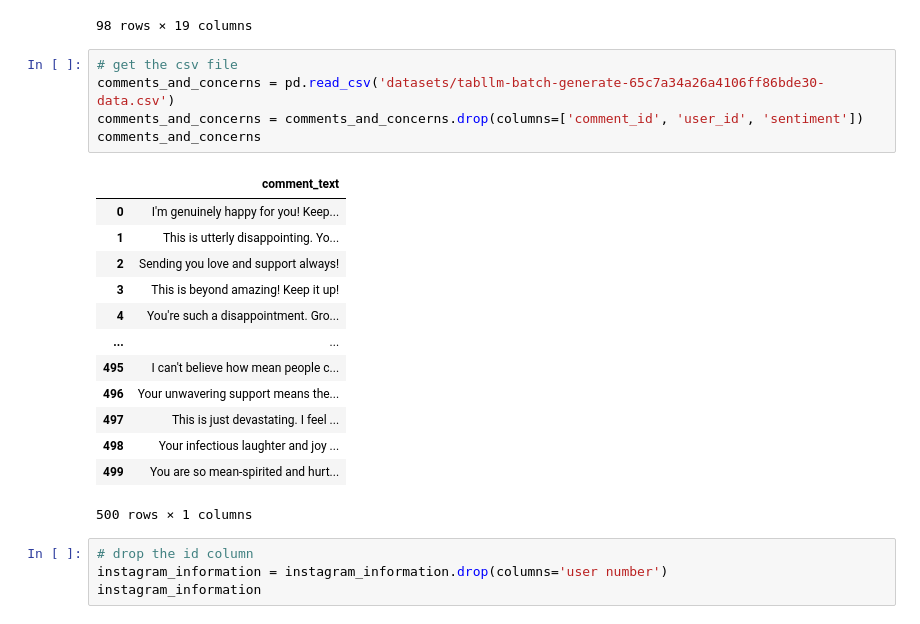
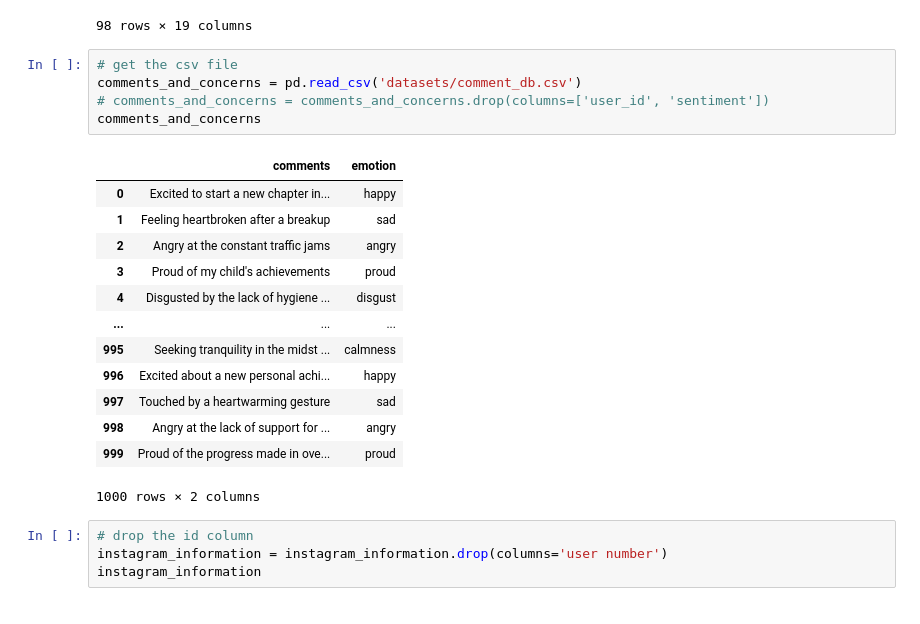
Before and after one commit to maureensanchez99/Hacklytics-2024, a Jupyter notebook: sentimental_analysis.ipynb, the cells around one changed output. Cells and saved outputs as stored; diff of their text form.

```diff
--- a/sentimental_analysis.ipynb
+++ b/sentimental_analysis.ipynb
@@ -24,23 +24,23 @@ instagram_information
 98 rows × 19 columns
 # %%
 # get the csv file
-comments_and_concerns = pd.read_csv('datasets/tabllm-batch-generate-65c7a34a26a4106ff86bde30-data.csv')
-comments_and_concerns = comments_and_concerns.drop(columns=['comment_id', 'user_id', 'sentiment'])
+comments_and_concerns = pd.read_csv('datasets/comment_db.csv')
+# comments_and_concerns = comments_and_concerns.drop(columns=['user_id', 'sentiment'])
 comments_and_concerns
 # %% [output]
-|  | comment_text |
-| 0 | I'm genuinely happy for you! Keep... |
-| 1 | This is utterly disappointing. Yo... |
-| 2 | Sending you love and support always! |
-| 3 | This is beyond amazing! Keep it up! |
-| 4 | You're such a disappointment. Gro... |
-| ... | ... |
-| 495 | I can't believe how mean people c... |
-| 496 | Your unwavering support means the... |
-| 497 | This is just devastating. I feel ... |
-| 498 | Your infectious laughter and joy ... |
-| 499 | You are so mean-spirited and hurt... |
+|  | comments | emotion |
+| 0 | Excited to start a new chapter in... | happy |
+| 1 | Feeling heartbroken after a breakup | sad |
+| 2 | Angry at the constant traffic jams | angry |
+| 3 | Proud of my child's achievements | proud |
+| 4 | Disgusted by the lack of hygiene ... | disgust |
+| ... | ... | ... |
+| 995 | Seeking tranquility in the midst ... | calmness |
+| 996 | Excited about a new personal achi... | happy |
+| 997 | Touched by a heartwarming gesture | sad |
+| 998 | Angry at the lack of support for ... | angry |
+| 999 | Proud of the progress made in ove... | proud |
-500 rows × 1 columns
+1000 rows × 2 columns
 # %%
 # drop the id column
 instagram_information = instagram_information.drop(columns='user number')
```
Also changed, not shown: parts of 3 cells of this notebook, 6 other files.
